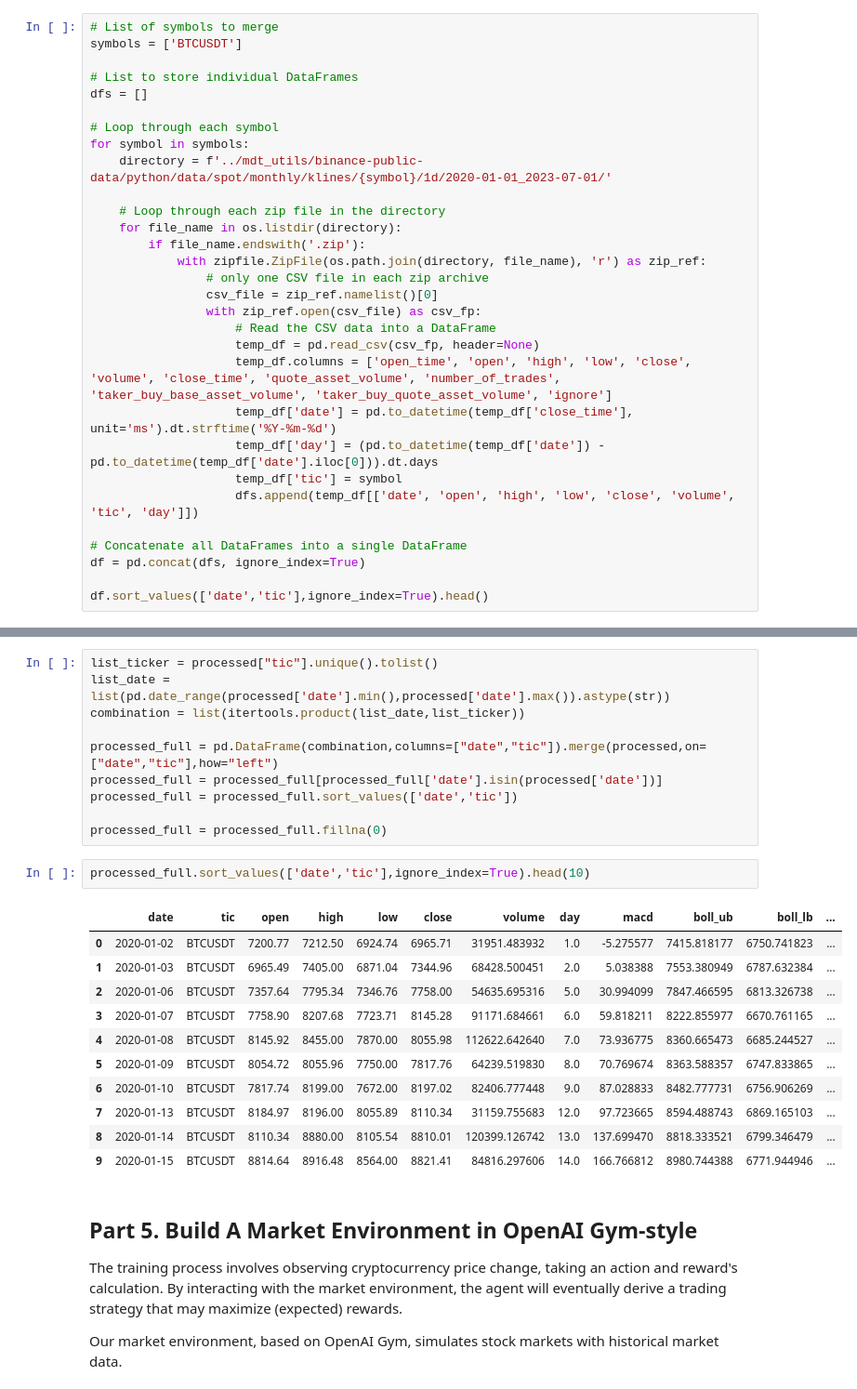
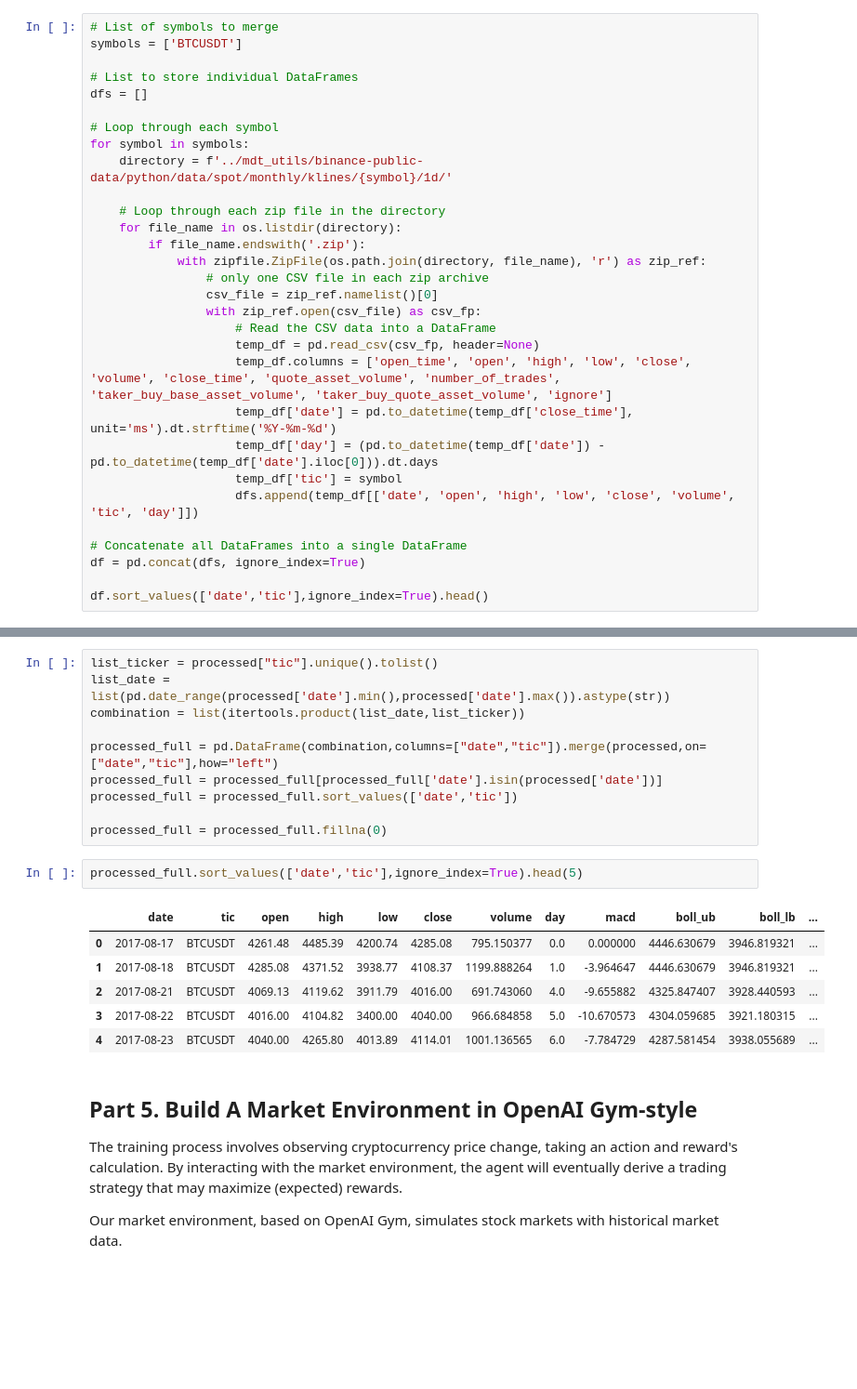
Before and after one commit to Hongshen-Yang/UoA-MDT, a Jupyter notebook: notebooks/NeurIPS2018_SB3.ipynb, the cells around one changed output, grey strips where cells are left out. Shown at 93% size. Drawn from its saved outputs; the diff is of its cells as text; blank space fills up the shorter version.

Commit message:
expand data range from 2017

```diff
--- a/notebooks/NeurIPS2018_SB3.ipynb
+++ b/notebooks/NeurIPS2018_SB3.ipynb
@@ -108,7 +113,7 @@ dfs = []
 
 # Loop through each symbol
 for symbol in symbols:
-    directory = f'../mdt_utils/binance-public-data/python/data/spot/monthly/klines/{symbol}/1d/2020-01-01_2023-07-01/'
+    directory = f'../mdt_utils/binance-public-data/python/data/spot/monthly/klines/{symbol}/1d/'
 
     # Loop through each zip file in the directory
     for file_name in os.listdir(directory):
@@ -173,19 +177,14 @@ processed_full = processed_full.sort_values(['date','tic'])
 
 processed_full = processed_full.fillna(0)
 # %%
-processed_full.sort_values(['date','tic'],ignore_index=True).head(10)
+processed_full.sort_values(['date','tic'],ignore_index=True).head(5)
 # %% [output]
 |  | date | tic | open | high | low | close | volume | day | macd | boll_ub | boll_lb | ... |
-| 0 | 2020-01-02 | BTCUSDT | 7200.77 | 7212.50 | 6924.74 | 6965.71 | 31951.483932 | 1.0 | -5.275577 | 7415.818177 | 6750.741823 | ... |
-| 1 | 2020-01-03 | BTCUSDT | 6965.49 | 7405.00 | 6871.04 | 7344.96 | 68428.500451 | 2.0 | 5.038388 | 7553.380949 | 6787.632384 | ... |
-| 2 | 2020-01-06 | BTCUSDT | 7357.64 | 7795.34 | 7346.76 | 7758.00 | 54635.695316 | 5.0 | 30.994099 | 7847.466595 | 6813.326738 | ... |
-| 3 | 2020-01-07 | BTCUSDT | 7758.90 | 8207.68 | 7723.71 | 8145.28 | 91171.684661 | 6.0 | 59.818211 | 8222.855977 | 6670.761165 | ... |
-| 4 | 2020-01-08 | BTCUSDT | 8145.92 | 8455.00 | 7870.00 | 8055.98 | 112622.642640 | 7.0 | 73.936775 | 8360.665473 | 6685.244527 | ... |
-| 5 | 2020-01-09 | BTCUSDT | 8054.72 | 8055.96 | 7750.00 | 7817.76 | 64239.519830 | 8.0 | 70.769674 | 8363.588357 | 6747.833865 | ... |
-| 6 | 2020-01-10 | BTCUSDT | 7817.74 | 8199.00 | 7672.00 | 8197.02 | 82406.777448 | 9.0 | 87.028833 | 8482.777731 | 6756.906269 | ... |
-| 7 | 2020-01-13 | BTCUSDT | 8184.97 | 8196.00 | 8055.89 | 8110.34 | 31159.755683 | 12.0 | 97.723665 | 8594.488743 | 6869.165103 | ... |
-| 8 | 2020-01-14 | BTCUSDT | 8110.34 | 8880.00 | 8105.54 | 8810.01 | 120399.126742 | 13.0 | 137.699470 | 8818.333521 | 6799.346479 | ... |
-| 9 | 2020-01-15 | BTCUSDT | 8814.64 | 8916.48 | 8564.00 | 8821.41 | 84816.297606 | 14.0 | 166.766812 | 8980.744388 | 6771.944946 | ... |
+| 0 | 2017-08-17 | BTCUSDT | 4261.48 | 4485.39 | 4200.74 | 4285.08 | 795.150377 | 0.0 | 0.000000 | 4446.630679 | 3946.819321 | ... |
+| 1 | 2017-08-18 | BTCUSDT | 4285.08 | 4371.52 | 3938.77 | 4108.37 | 1199.888264 | 1.0 | -3.964647 | 4446.630679 | 3946.819321 | ... |
+| 2 | 2017-08-21 | BTCUSDT | 4069.13 | 4119.62 | 3911.79 | 4016.00 | 691.743060 | 4.0 | -9.655882 | 4325.847407 | 3928.440593 | ... |
+| 3 | 2017-08-22 | BTCUSDT | 4016.00 | 4104.82 | 3400.00 | 4040.00 | 966.684858 | 5.0 | -10.670573 | 4304.059685 | 3921.180315 | ... |
+| 4 | 2017-08-23 | BTCUSDT | 4040.00 | 4265.80 | 4013.89 | 4114.01 | 1001.136565 | 6.0 | -7.784729 | 4287.581454 | 3938.055689 | ... |
 # %% [markdown]
 ## Part 5. Build A Market Environment in OpenAI Gym-style
 The training process involves observing cryptocurrency price change, taking an action and reward's calculation. By interacting with the market environment, the agent will eventually derive a trading strategy that may maximize (expected) rewards.
```
Also changed, not shown: parts of 19 cells of this notebook, 17 other files.
